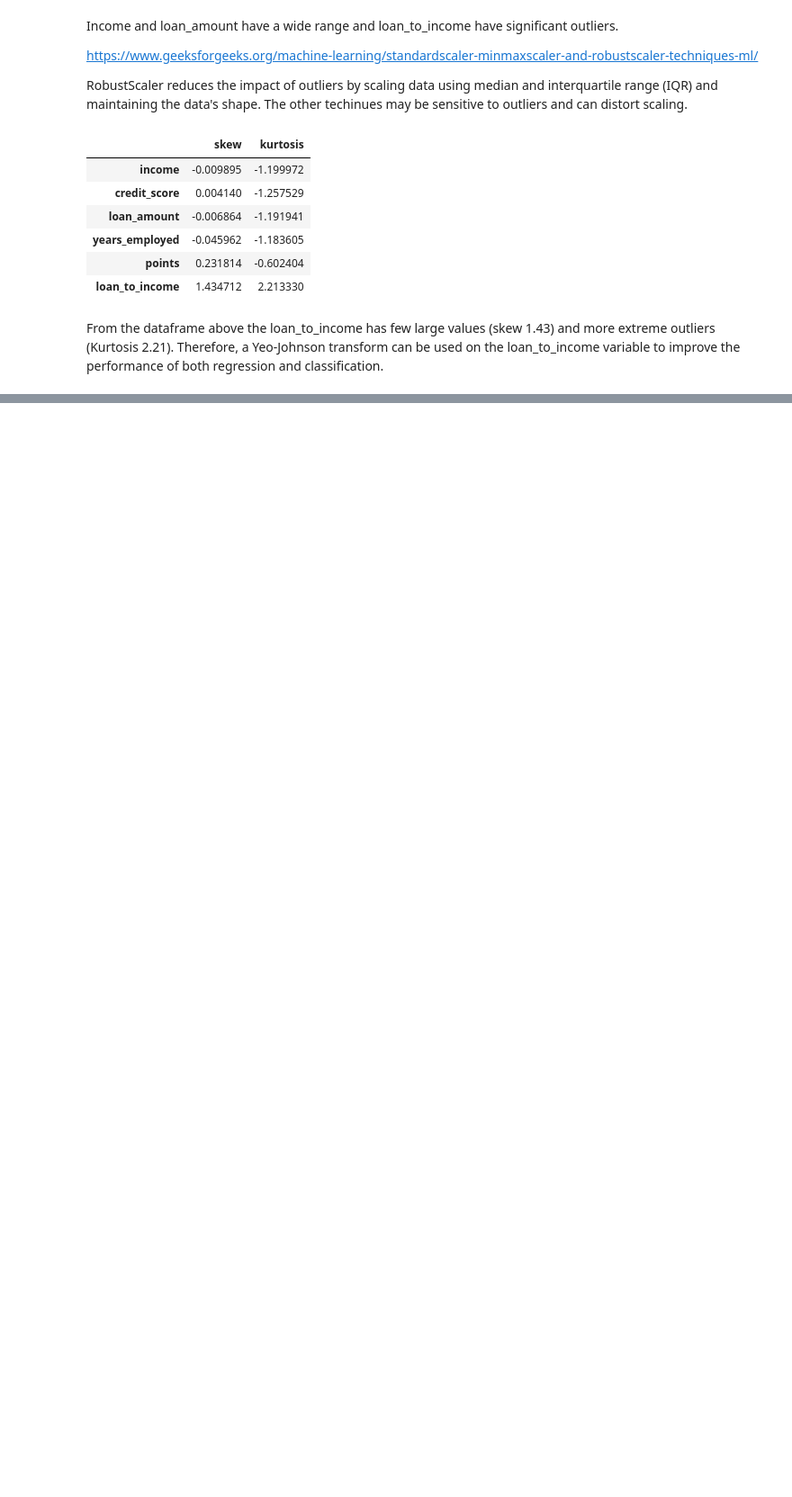
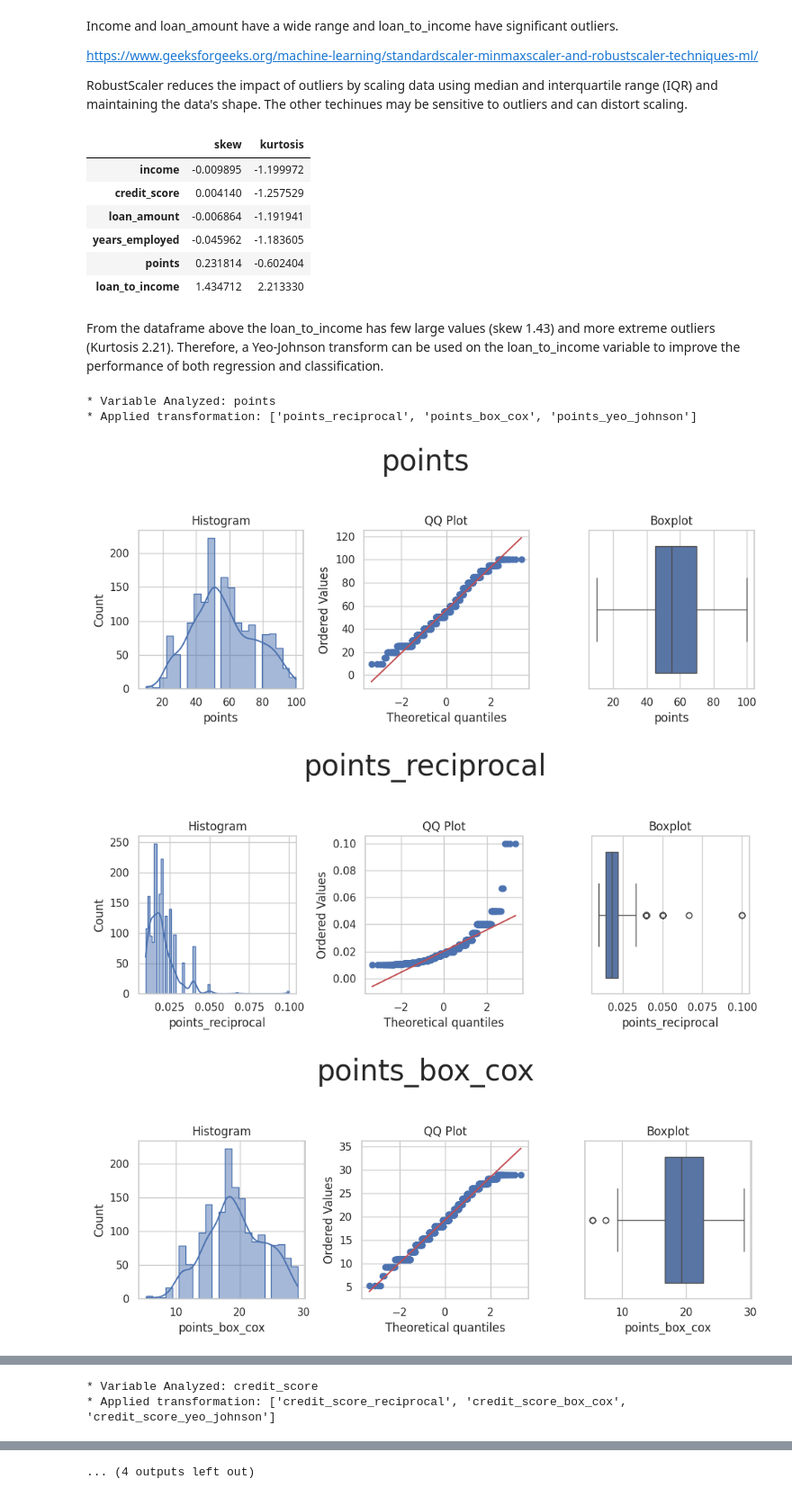
Before and after one commit to DavidRC-Projects/Approval_Predict, a Jupyter notebook: jupyter_notebooks/04 - FeatureEngineering.ipynb, the cells around one changed output, grey strips where cells are left out. Shown at 90% size. Saved outputs shown, nothing was run; the diff lists cells and outputs as text; code cells hidden in the pictures; blank space fills up the shorter version.

Commit message:
Add targeted transformation pipeline for points, credit_score, and loan_to_income

```diff
--- a/jupyter_notebooks/04 - FeatureEngineering.ipynb
+++ b/jupyter_notebooks/04 - FeatureEngineering.ipynb
@@ -86,0 +253,10 @@ From the dataframe above the loan_to_income has few large values (skew 1.43) and
+# %%
+selected_features = ["points", "credit_score", "loan_to_income"]
+engineered_df = FeatureEngineerAnalysis(train_set[selected_features], analysis_type='numerical')
+DiagnosticPlots_Numerical(engineered_df, 'points')
+# %% [output]
+* Variable Analyzed: points
+* Applied transformation: ['points_reciprocal', 'points_box_cox', 'points_yeo_johnson']
+[figure, added]
+[figure, added]
+[figure, added]
@@ -86,0 +264,2 @@ From the dataframe above the loan_to_income has few large values (skew 1.43) and
+* Variable Analyzed: credit_score
+* Applied transformation: ['credit_score_reciprocal', 'credit_score_box_cox', 'credit_score_yeo_johnson']
@@ -86,0 +273 @@ From the dataframe above the loan_to_income has few large values (skew 1.43) and
+... (4 outputs left out)
```
Also changed, not shown: parts of 2 cells of this notebook.
